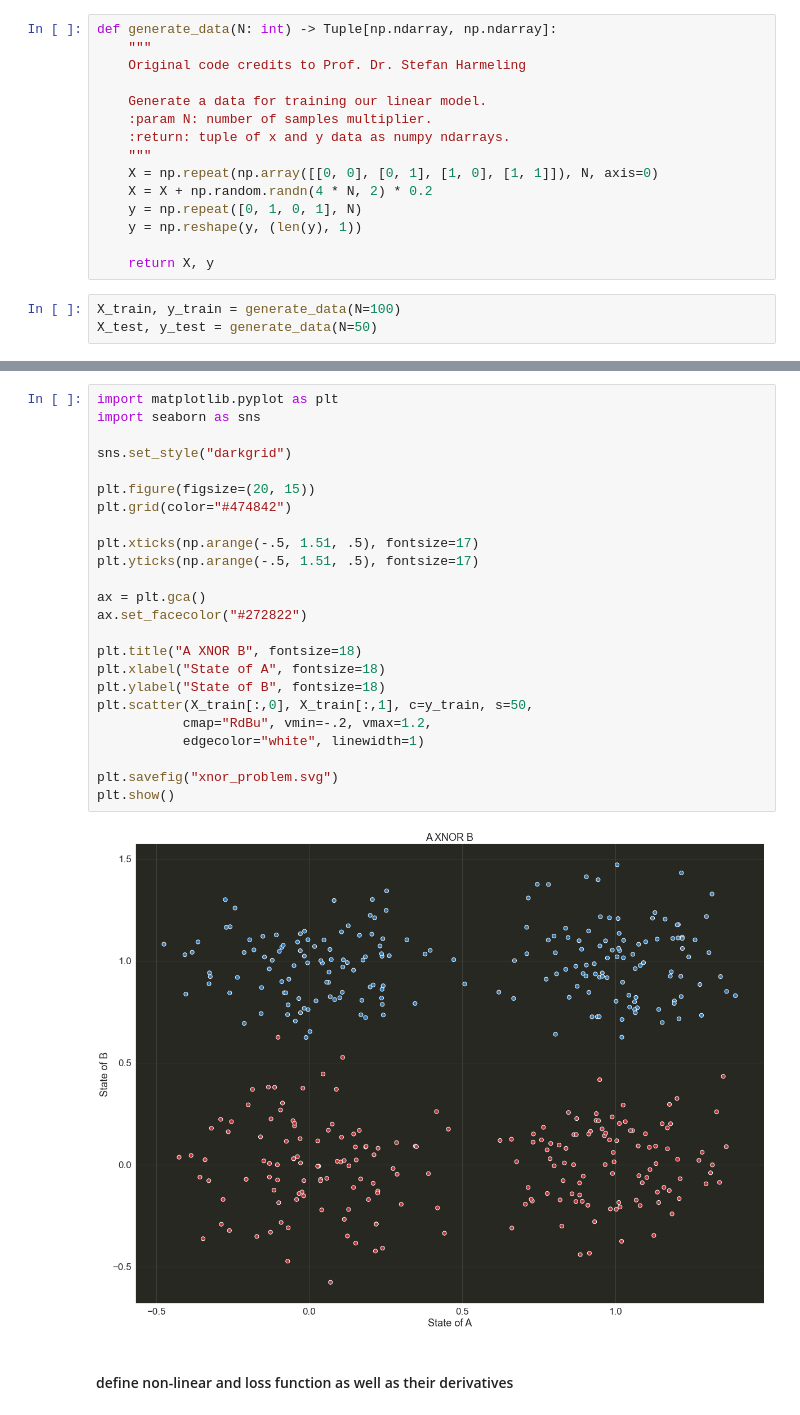
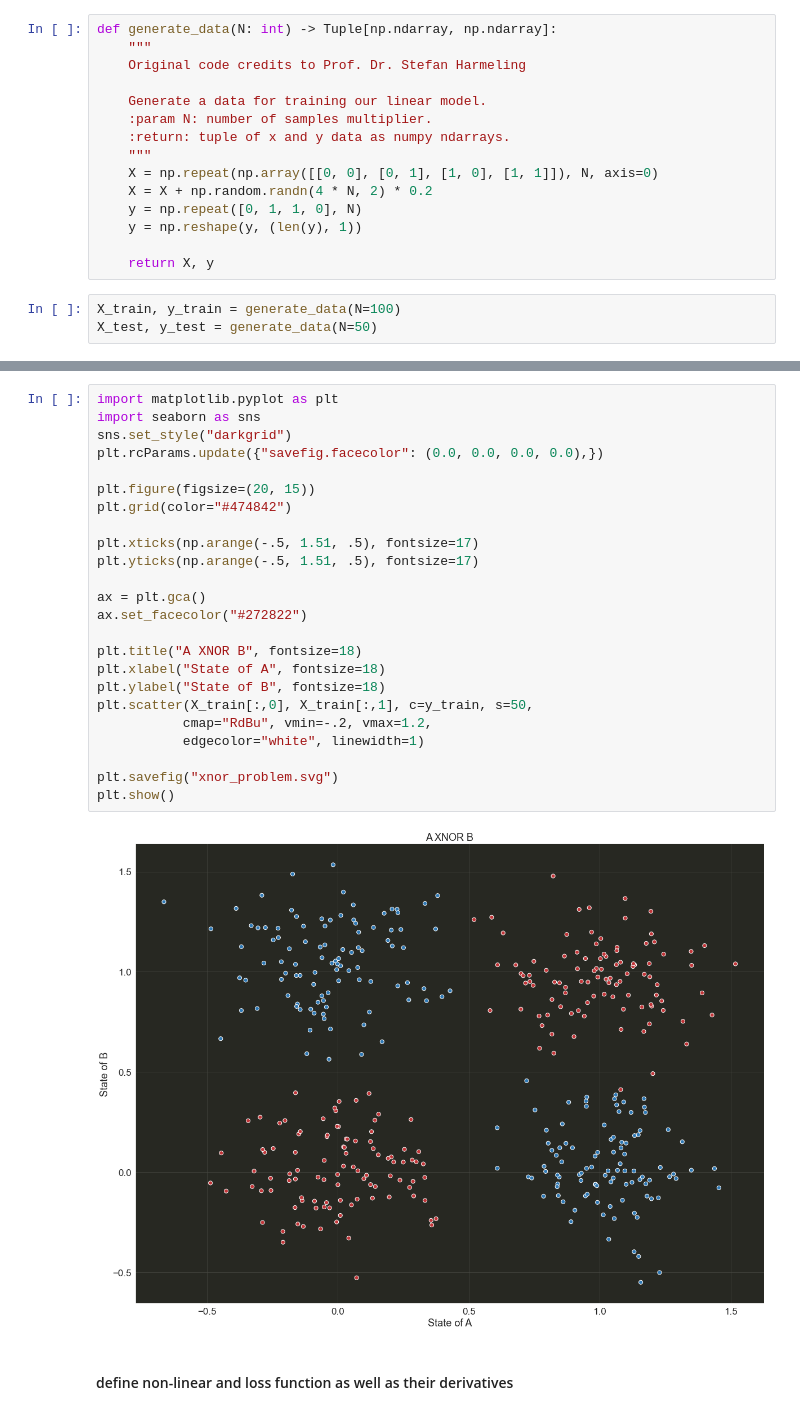
Before and after one commit to frank690/sffresch-code, a Jupyter notebook: diy-neural-network-part-1/code.ipynb, the cells around one changed output, grey strips where cells are left out. Saved outputs shown, nothing was run; the diff lists cells and outputs as text.

Commit message:
updated code and images of diy-neural-network-part-1

```diff
--- a/diy-neural-network-part-1/code.ipynb
+++ b/diy-neural-network-part-1/code.ipynb
@@ -16,7 +16,7 @@ def generate_data(N: int) -> Tuple[np.ndarray, np.ndarray]:
     """
     X = np.repeat(np.array([[0, 0], [0, 1], [1, 0], [1, 1]]), N, axis=0)
     X = X + np.random.randn(4 * N, 2) * 0.2
-    y = np.repeat([0, 1, 0, 1], N)
+    y = np.repeat([0, 1, 1, 0], N)
     y = np.reshape(y, (len(y), 1))
 
     return X, y
@@ -29,29 +29,29 @@ to plot data we just created
 # %%
 import matplotlib.pyplot as plt
 import seaborn as sns
-
 sns.set_style("darkgrid")
+plt.rcParams.update({"savefig.facecolor": (0.0, 0.0, 0.0, 0.0),})
 
 plt.figure(figsize=(20, 15))
 plt.grid(color="#474842")
 
 plt.xticks(np.arange(-.5, 1.51, .5), fontsize=17)
 plt.yticks(np.arange(-.5, 1.51, .5), fontsize=17)
 
 ax = plt.gca()
 ax.set_facecolor("#272822")
 
 plt.title("A XNOR B", fontsize=18)
 plt.xlabel("State of A", fontsize=18)
 plt.ylabel("State of B", fontsize=18)
 plt.scatter(X_train[:,0], X_train[:,1], c=y_train, s=50,
            cmap="RdBu", vmin=-.2, vmax=1.2,
            edgecolor="white", linewidth=1)
 
 plt.savefig("xnor_problem.svg")
 plt.show()
 # %% [output]
-[figure, old version]
+[figure, new version]
 # %% [markdown]
 #### define non-linear and loss function as well as their derivatives
 # %%
```
Also changed, not shown: parts of 3 cells of this notebook, 2 other files.
